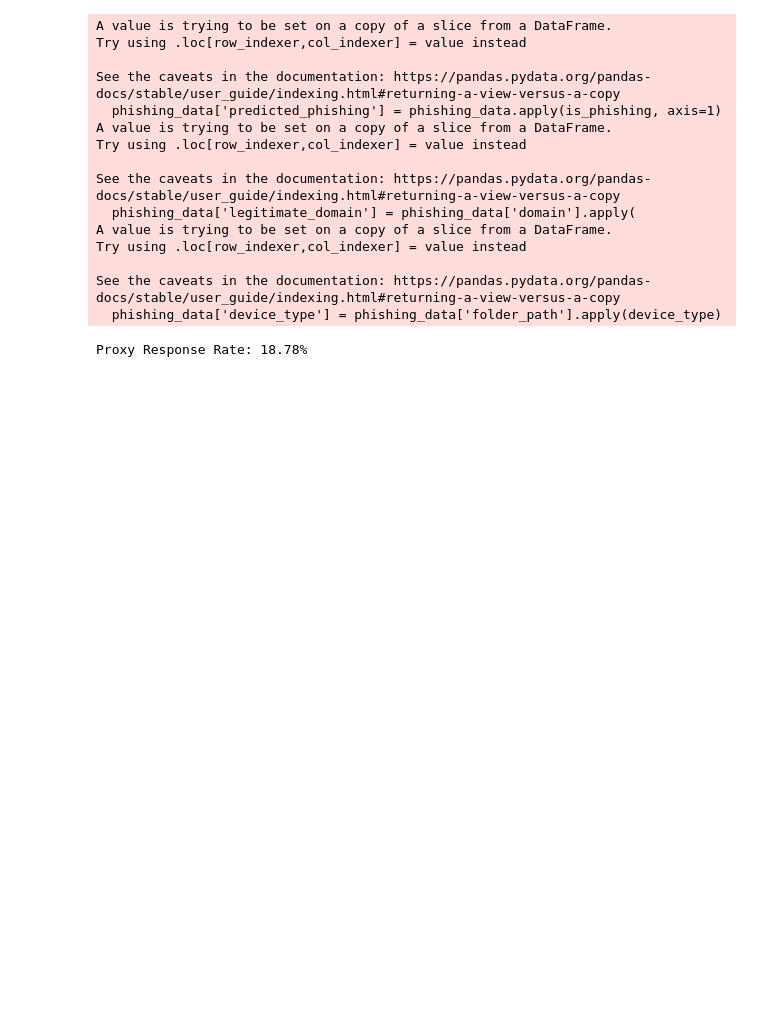
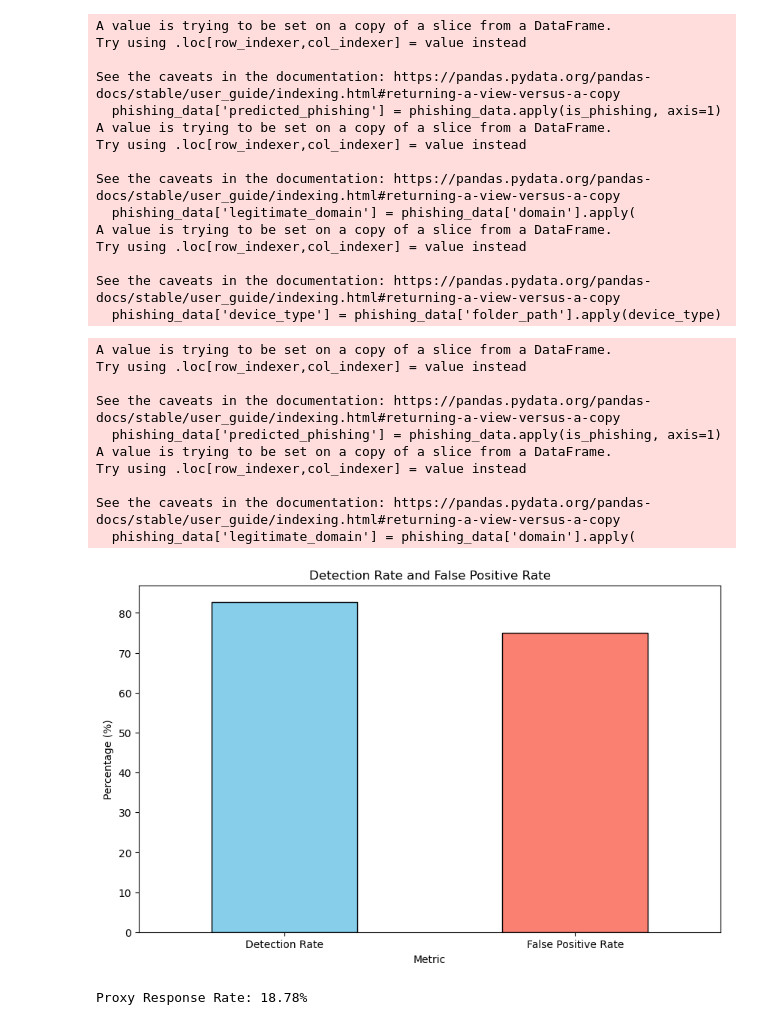
Before and after one commit to saikiranpennam/QuantitativeStudyofPhishing, a Jupyter notebook: phishingcode.ipynb, the cells around one changed output. Cells and saved outputs as stored; diff of their text form; code cells hidden in the pictures; blank space fills up the shorter version.

Commit message:
GRAPHSSSSSS

```diff
--- a/phishingcode.ipynb
+++ b/phishingcode.ipynb
@@ -347,6 +347,63 @@ Try using .loc[row_indexer,col_indexer] = value instead
 
 See the caveats in the documentation: https://pandas.pydata.org/pandas-docs/stable/user_guide/indexing.html#returning-a-view-versus-a-copy
   phishing_data['device_type'] = phishing_data['folder_path'].apply(device_type)
+# %%
+# Clean data, drop rows with missing key columns
+phishing_data = phishingData.dropna(subset=['security_state', 'whois_domain_age', 'features.html', 'domain'])
+
+# Define detection logic for phishing (simple heuristic)
+def is_phishing(row):
+    # Based on SSL validity, domain age, and suspicious keywords in `features.html`
+    expired_cert = (
+        pd.notna(row['security_valid_to']) and
+        pd.to_datetime(row['security_valid_to']).tz_localize(None) < datetime.now()
+    )
+    domain_age_suspicious = pd.notna(row['whois_domain_age']) and float(row['whois_domain_age']) < 90
+    has_suspicious_content = any(
+        keyword in row['features.html'].lower()
+        for keyword in ["password", "login", "verify", "account", "urgent", "suspended"]
+    )
+
+    # Classify as phishing if expired certificate, suspicious domain age, or suspicious content is found
+    return int(expired_cert or domain_age_suspicious or has_suspicious_content)
+
+# Apply phishing detection heuristic
+phishing_data['predicted_phishing'] = phishing_data.apply(is_phishing, axis=1)
+
+# Calculate Detection Rate
+detection_rate = phishing_data['predicted_phishing'].mean() * 100
+
+# Define legitimate domains for False Positive analysis
+legitimate_domains = ["microsoft.com", "google.com", "apple.com", "amazon.com", "paypal.com"]
+
+# False Positive calculation
+phishing_data['legitimate_domain'] = phishing_data['domain'].apply(
+    lambda x: any(ld in x for ld in legitimate_domains)
+)
+false_positives = phishing_data[(phishing_data['legitimate_domain'] == True) & (phishing_data['predicted_phishing'] == 1)]
+false_positive_rate = len(false_positives) / phishing_data['legitimate_domain'].sum() * 100
+
+# Plot Detection Rate and False Positive Rate
+plt.figure(figsize=(10, 6))
+rates = pd.Series([detection_rate, false_positive_rate], index=["Detection Rate", "False Positive Rate"])
+rates.plot(kind='bar', color=['skyblue', 'salmon'], edgecolor='black')
+plt.title("Detection Rate and False Positive Rate")
+plt.xlabel("Metric")
+plt.ylabel("Percentage (%)")
+plt.xticks(rotation=0)
+plt.show()
+# %% [output]
+A value is trying to be set on a copy of a slice from a DataFrame.
+Try using .loc[row_indexer,col_indexer] = value instead
+
+See the caveats in the documentation: https://pandas.pydata.org/pandas-docs/stable/user_guide/indexing.html#returning-a-view-versus-a-copy
+  phishing_data['predicted_phishing'] = phishing_data.apply(is_phishing, axis=1)
+A value is trying to be set on a copy of a slice from a DataFrame.
+Try using .loc[row_indexer,col_indexer] = value instead
+
+See the caveats in the documentation: https://pandas.pydata.org/pandas-docs/stable/user_guide/indexing.html#returning-a-view-versus-a-copy
+  phishing_data['legitimate_domain'] = phishing_data['domain'].apply(
+[figure, added]
 # %%
 phishing_data = phishingData.dropna(subset=['protocol', 'whois_domain_age'])
 
```
Also changed, not shown: parts of 1 cell of this notebook.
